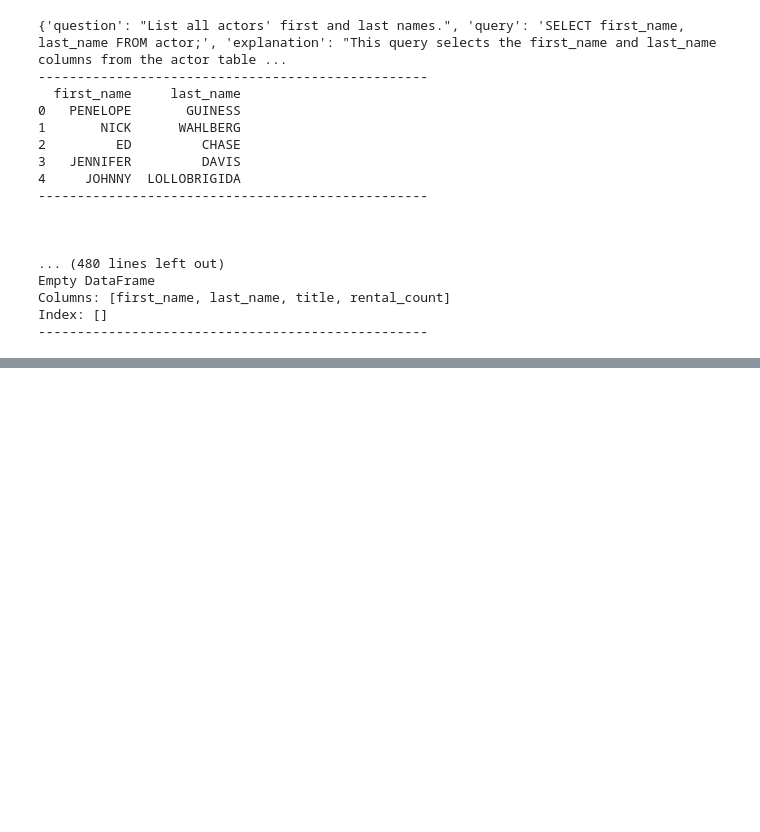
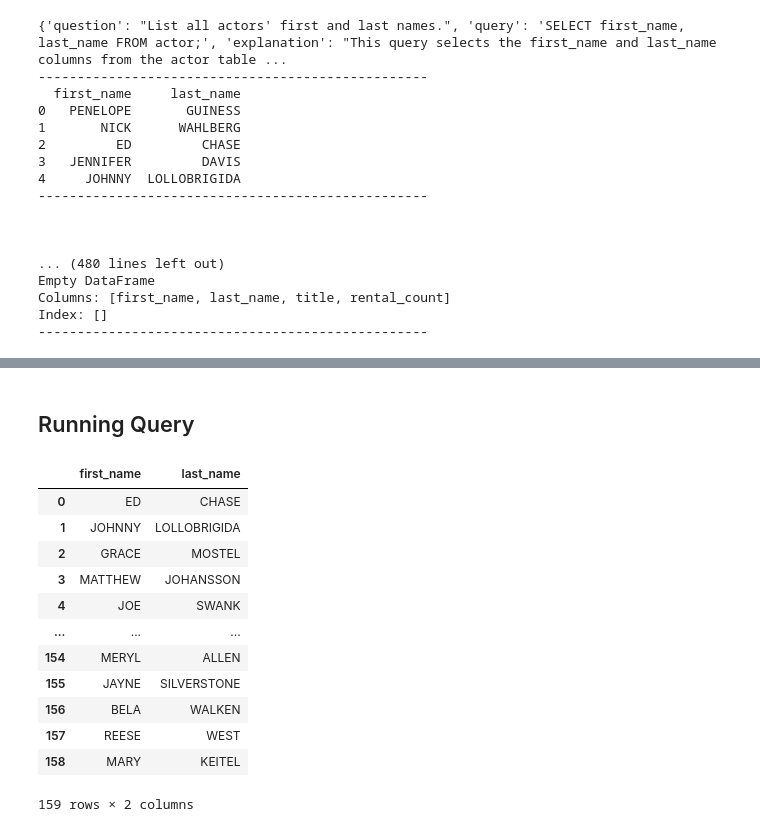
Before and after one commit to onusho/text-to-sql, a Jupyter notebook: notebooks/testing.ipynb, the cells around one changed output, grey strips where cells are left out. Saved outputs shown, nothing was run; the diff lists cells and outputs as text; code cells hidden in the pictures; blank space fills up the shorter version.

Commit message:
agents working

```diff
--- a/notebooks/simple_approach.ipynb
+++ b/notebooks/testing.ipynb
@@ -124,0 +130,4 @@ Index: []
+# %%
+rewriter = RewriterAgent()
+question = rewriter.run({'question' : hard_question})
+print(rewriter.get_dictionary(question))
@@ -124,0 +136,4 @@ Index: []
+# %%
+generator = GeneratorAgent()
+generator_response = generator.run(rewriter.get_dictionary(question))
+print(generator_response)
@@ -124,0 +147,4 @@ Index: []
+# %%
+validator = ValidatorAgent()
+validator_response = validated = validator.run(generator.get_dictionary(generator_response))
+print(validator_response)
@@ -124,0 +158,2 @@ Index: []
+# %% [markdown]
+## Running Query
@@ -124,0 +162,19 @@ Index: []
+# %%
+db = Database()
+# %%
+df = db.fetch_query(validator.get_dictionary(validator_response)['query'])
+df
+# %% [output]
+|  | first_name | last_name |
+| 0 | ED | CHASE |
+| 1 | JOHNNY | LOLLOBRIGIDA |
+| 2 | GRACE | MOSTEL |
+| 3 | MATTHEW | JOHANSSON |
+| 4 | JOE | SWANK |
+| ... | ... | ... |
+| 154 | MERYL | ALLEN |
+| 155 | JAYNE | SILVERSTONE |
+| 156 | BELA | WALKEN |
+| 157 | REESE | WEST |
+| 158 | MARY | KEITEL |
+159 rows × 2 columns
```
Also changed, not shown: parts of 10 cells of this notebook, 11 other files.
